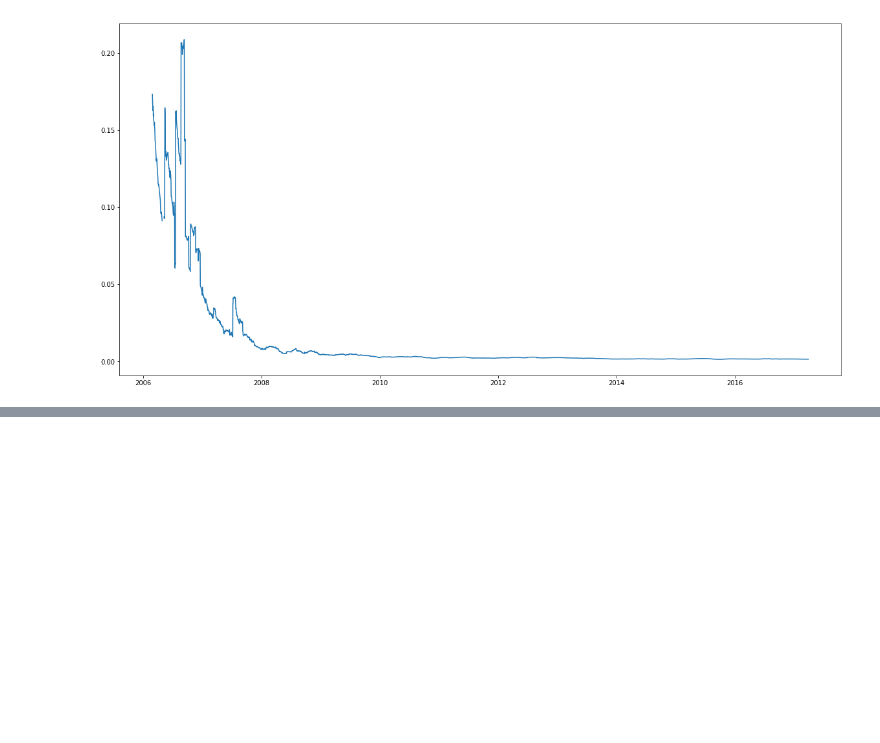
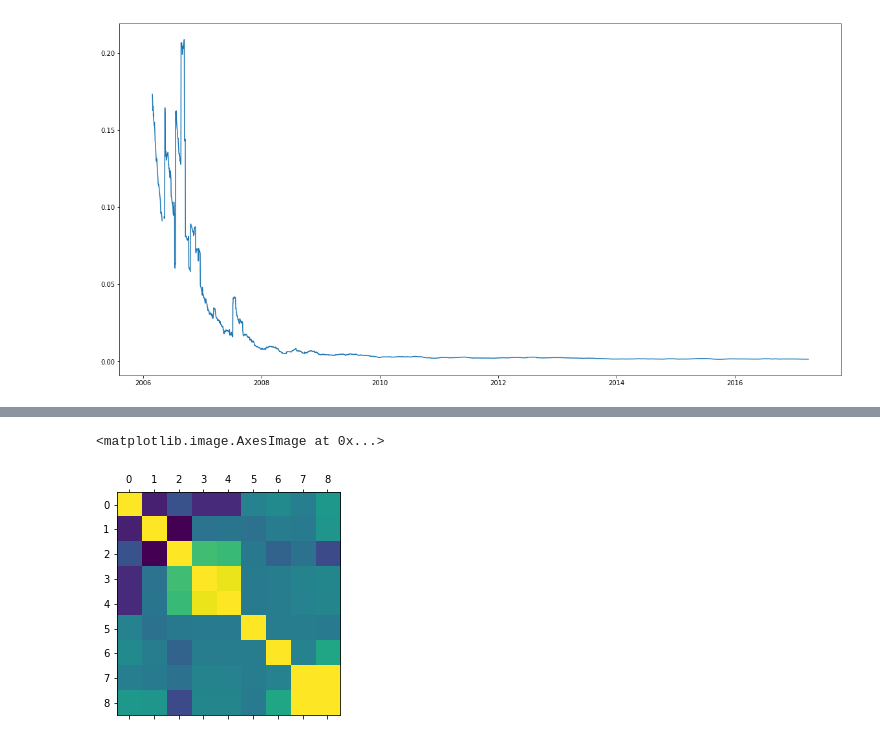
Before and after one commit to MetaHG/Reddit-opinions-polarization, a Jupyter notebook: notebooks/nlp_metrics_analysis.ipynb, the cells around one changed output, grey strips where cells are left out. Drawn from its saved outputs; the diff is of its cells as text; code cells hidden in the pictures; blank space fills up the shorter version.

Commit message:
Add correlation plots and tabular

```diff
--- a/notebooks/nlp_metrics_analysis.ipynb
+++ b/notebooks/nlp_metrics_analysis.ipynb
@@ -456,0 +459,7 @@ ref_hw_plot_stat(intensity_avg=True)
+# %%
+nltk_n, nltk_avg_n, _, _ = get_metrics(nltk_full_name, nltk_sql_query, nltk_sql_table_name)
+blob_n, blob_avg_n, _, _ = get_metrics(blob_15_17_name, blob_sql_query, blob_sql_table_name)
+bw_n, bw_avg_n, _, _ = get_metrics(bw_full_name, bw_sql_query, bw_sql_table_name)
+hw_n, hw_avg_n, _, _ = get_metrics(hw_full_name, hw_sql_query, hw_sql_table_name)
+hw_ref_n, hw_ref_avg_n, _, _ = get_metrics(ref_hw_full_name, ref_hw_sql_query, ref_hw_sql_table_name)
+nlp_n = pd.concat([nltk_n, blob_n, bw_n, hw_n, hw_ref_n], axis=1, sort=True).drop('msg_count', axis=1)
@@ -456,0 +479,5 @@ ref_hw_plot_stat(intensity_avg=True)
+# %%
+plt.matshow(nlp_n.corr())
+# %% [output]
+<matplotlib.image.AxesImage at 0x...>
+[figure, added]
```
Also changed, not shown: parts of 7 cells of this notebook.
